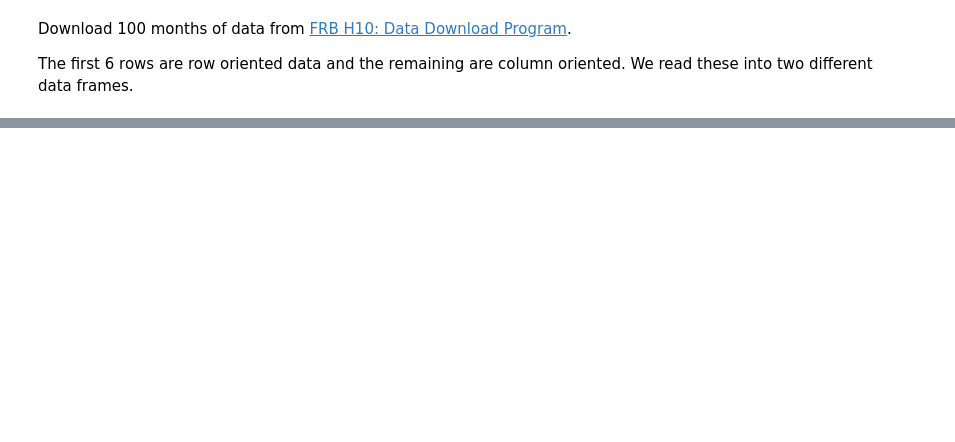
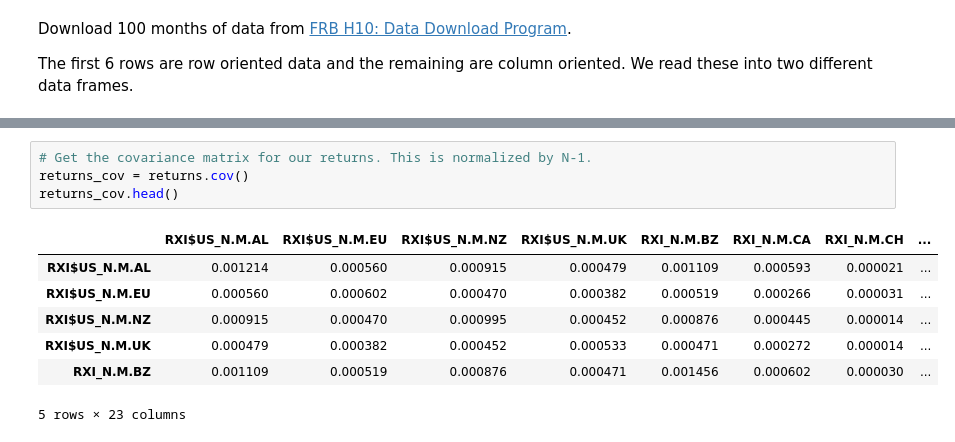
Before and after one commit to yhat/currency-portfolio-optimization, a Jupyter notebook: Currency Portfolio Optimization.ipynb, the cells around one changed output, grey strips where cells are left out. Saved outputs shown, nothing was run; the diff lists cells and outputs as text; blank space fills up the shorter version.

```diff
--- a/Currency Portfolio Optimization.ipynb
+++ b/Currency Portfolio Optimization.ipynb
@@ -48,0 +92,12 @@ currency.head()
+# %%
+# Get the covariance matrix for our returns. This is normalized by N-1.
+returns_cov = returns.cov()
+returns_cov.head()
+# %% [output]
+|  | RXI$US_N.M.AL | RXI$US_N.M.EU | RXI$US_N.M.NZ | RXI$US_N.M.UK | RXI_N.M.BZ | RXI_N.M.CA | RXI_N.M.CH | ... |
+| RXI$US_N.M.AL | 0.001214 | 0.000560 | 0.000915 | 0.000479 | 0.001109 | 0.000593 | 0.000021 | ... |
+| RXI$US_N.M.EU | 0.000560 | 0.000602 | 0.000470 | 0.000382 | 0.000519 | 0.000266 | 0.000031 | ... |
+| RXI$US_N.M.NZ | 0.000915 | 0.000470 | 0.000995 | 0.000452 | 0.000876 | 0.000445 | 0.000014 | ... |
+| RXI$US_N.M.UK | 0.000479 | 0.000382 | 0.000452 | 0.000533 | 0.000471 | 0.000272 | 0.000014 | ... |
+| RXI_N.M.BZ | 0.001109 | 0.000519 | 0.000876 | 0.000471 | 0.001456 | 0.000602 | 0.000030 | ... |
+5 rows × 23 columns
```
Also changed, not shown: parts of 5 cells of this notebook.
